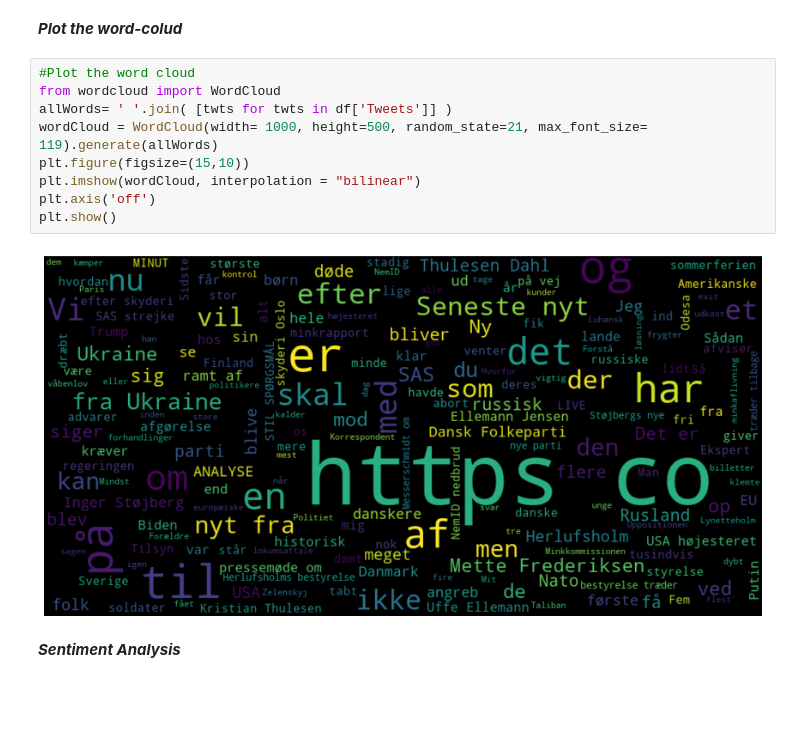
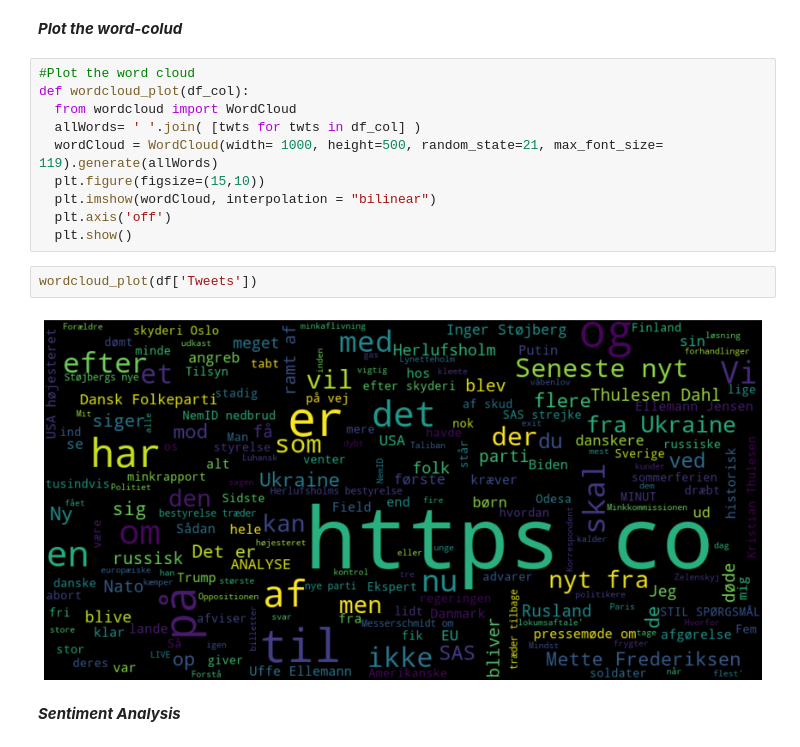
Before and after one commit to mrchapagain/SocialNetworkAnalytics, a Jupyter notebook: TwiteerDataAnalytics.ipynb, the cells around one changed output. Saved outputs shown, nothing was run; the diff lists cells and outputs as text; blank space fills up the shorter version.

```diff
--- a/TwiteerDataAnalytics.ipynb
+++ b/TwiteerDataAnalytics.ipynb
@@ -87,15 +89,18 @@ mostlike.head()
 ***Plot the word-colud***
 # %%
 #Plot the word cloud
-from wordcloud import WordCloud
-allWords= ' '.join( [twts for twts in df['Tweets']] )
-wordCloud = WordCloud(width= 1000, height=500, random_state=21, max_font_size= 119).generate(allWords)
-plt.figure(figsize=(15,10))
-plt.imshow(wordCloud, interpolation = "bilinear")
-plt.axis('off')
-plt.show()
+def wordcloud_plot(df_col):
+  from wordcloud import WordCloud
+  allWords= ' '.join( [twts for twts in df_col] )
+  wordCloud = WordCloud(width= 1000, height=500, random_state=21, max_font_size= 119).generate(allWords)
+  plt.figure(figsize=(15,10))
+  plt.imshow(wordCloud, interpolation = "bilinear")
+  plt.axis('off')
+  plt.show()
-# %% [output]
-[figure, removed]
+# %%
+wordcloud_plot(df['Tweets'])
+# %% [output]
+[figure, added]
 # %% [markdown]
 ***Sentiment Analysis***
 # %%
```
Also changed, not shown: parts of 11 cells of this notebook.
